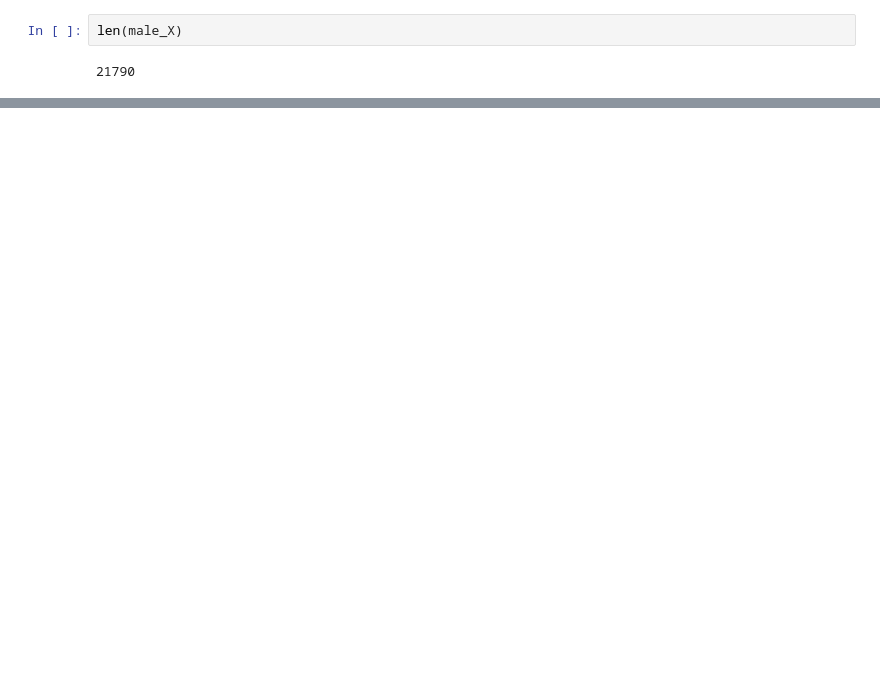
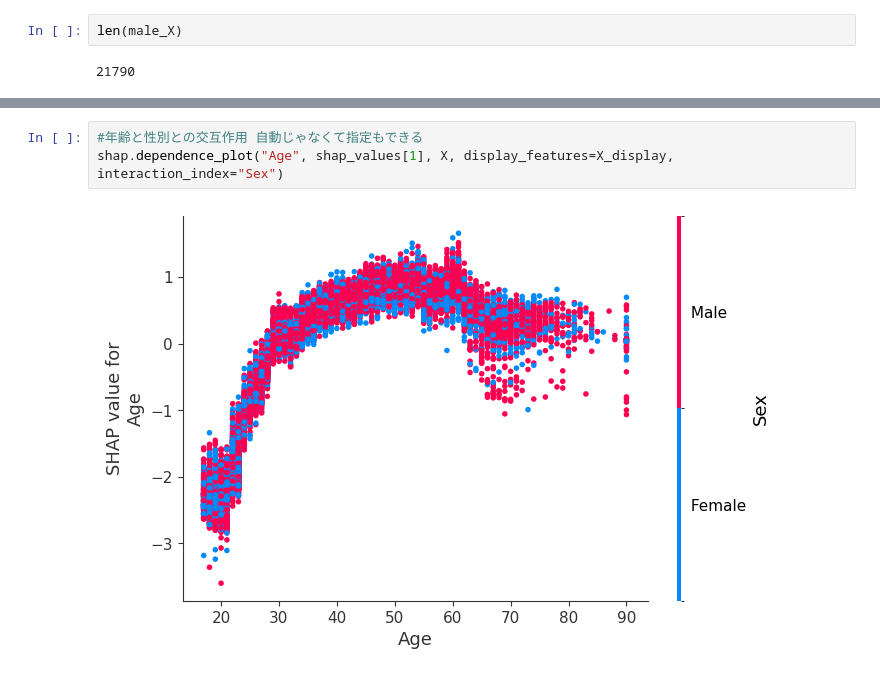
Before and after one commit to aoda2/shap_example, a Jupyter notebook: shap_01.ipynb, the cells around one changed output, grey strips where cells are left out. Saved outputs shown, nothing was run; the diff lists cells and outputs as text; blank space fills up the shorter version.

```diff
--- a/shap_01.ipynb
+++ b/shap_01.ipynb
@@ -163,0 +195,5 @@ len(male_X)
+# %%
+#年齢と性別との交互作用 自動じゃなくて指定もできる
+shap.dependence_plot("Age", shap_values[1], X, display_features=X_display, interaction_index="Sex")
+# %% [output]
+[figure, added]
```
Also changed, not shown: parts of 6 cells of this notebook, 3 other files.
